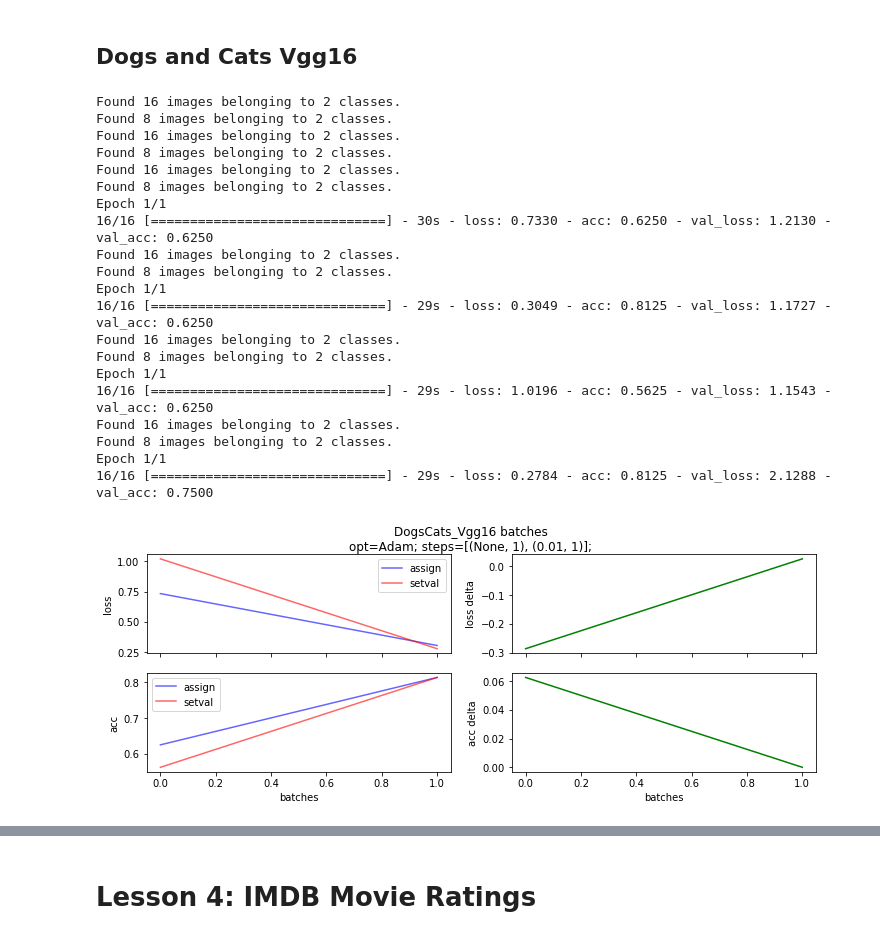
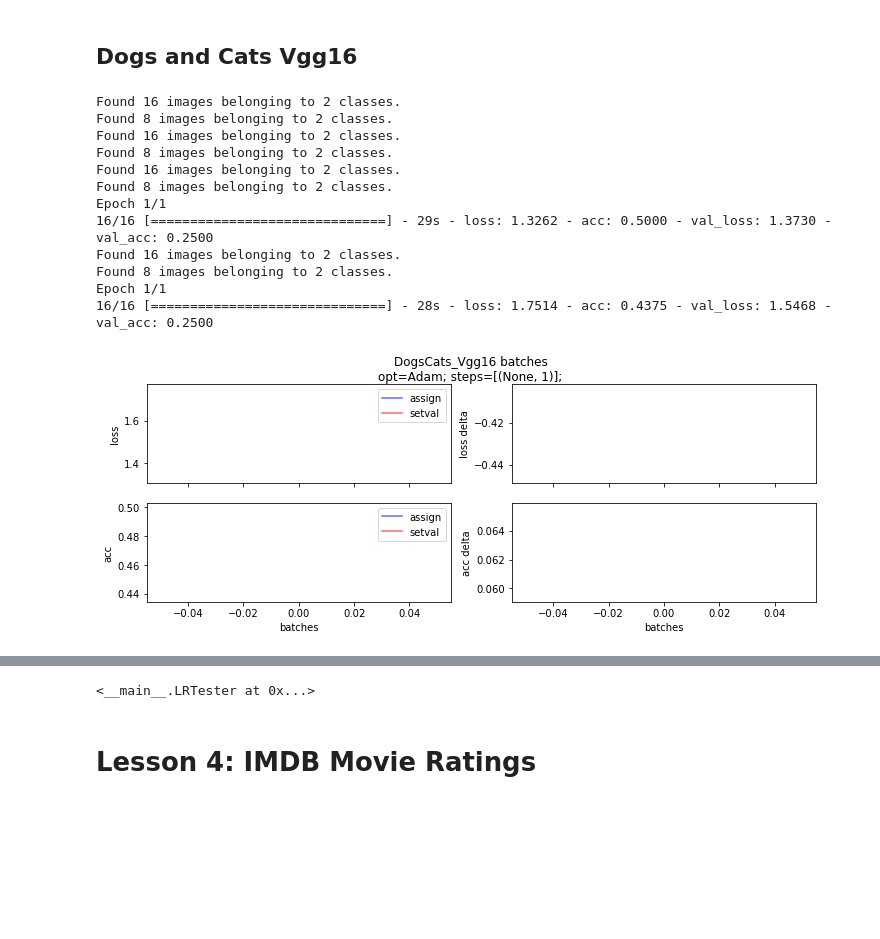
Before and after one commit to appleby/courses, a Jupyter notebook: deeplearning1/nbs/ma-learning-rate-test.ipynb, the cells around one changed output, grey strips where cells are left out. Cells and saved outputs as stored; diff of their text form; code cells hidden in the pictures; blank space fills up the shorter version.

```diff
--- a/deeplearning1/nbs/ma-learning-rate-test.ipynb
+++ b/deeplearning1/nbs/ma-learning-rate-test.ipynb
@@ -82,38 +82,44 @@ class LRTester(object):
     def _fname(self, suffix):
         return "%s/%s_%s.h5" % (self.modelsdir, self.factory.NAME, suffix)
 
-    def save_weights(self):
+    def _save_models(self):
         for model, label in zip(self.models, self.setter.LABELS):
-            model.save_weights(self._fname(label + '_wgts'))
+            model.save(self._fname(label + '_model'))
         return self
 
-    def load_weights(self):
-        self.models = [self.getmodel(), self.getmodel()]
-        for model, label in zip(self.models, self.setter.LABELS):
-            model.load_weights(self._fname(label + '_wgts'))
+    def _load_models(self):
+        self.models = [keras.models.load_model(self._fname(label + '_model'), custom_objects={'vgg_mean': vgg_mean})
+                       for label in self.setter.LABELS]
         return self
 
-    def save_hist(self):
+    def _save_histories(self):
         for hist, label in zip(self.histories, self.setter.LABELS):
+            # Don't attempt to pickle hist.model, which might be huge.
+            hist.model = None
             with open(self._fname(label + '_hist'), 'w') as f:
                 pickle.dump(hist, f)
         return self
 
-    def load_hist(self):
+    def _load_histories(self):
+        if not self.models:
+            self._load_models()
+
         self.histories = []
-        for label in self.setter.LABELS:
+        for i, label in enumerate(self.setter.LABELS):
             with open(self._fname(label + '_hist')) as f:
                 self.histories.append(pickle.load(f))
+                self.histories[i].model = self.models[i]
+
         return self
 
     def save_state(self):
-        self.save_weights()
-        self.save_hist()
+        self._save_models()
+        self._save_histories()
         return self
 
     def load_state(self):
-        self.load_weights()
-        self.load_hist()
+        self._load_models()
+        self._load_histories()
         return self
 
     def _plotrow(self, axes, data1, data2, metric):
@@ -139,8 +145,8 @@ class LRTester(object):
                 fmt = "{optname}1={v1}; {optname}2={v2}"
             return fmt.format(optname=optname, v1=v1, v2=v2)
 
-        opt1 = hist1.optimizer.__class__.__name__
-        opt2 = hist2.optimizer.__class__.__name__
+        opt1 = hist1.model.optimizer.__class__.__name__
+        opt2 = hist2.model.optimizer.__class__.__name__
 
         title = "{} {}\n".format(self.factory.NAME, figname)
         opt = merge_if_equal("opt", opt1, opt2)
@@ -178,7 +184,6 @@ class LRTester(object):
 
     def _run_steps(self, model, hist, steps, setfn):
         hist.steps = steps
-        hist.optimizer = model.optimizer
 
         for lr, nb_epoch in steps:
             if lr is not None:
@@ -492,26 +511,18 @@ class DogsCats_Vgg16(object):
                             validation_data=test_batches, nb_val_samples=test_batches.N,
                             verbose=verbose)
 # %%
-t = LRTester(DogsCats_Vgg16).run(steps=[None, 0.01]).makefigs()
+LRTester(DogsCats_Vgg16).run(steps=[None]).save_state().load_state().makefigs()
 # %% [output]
 Found 16 images belonging to 2 classes.
 Found 8 images belonging to 2 classes.
 Found 16 images belonging to 2 classes.
 Found 8 images belonging to 2 classes.
 Found 16 images belonging to 2 classes.
 Found 8 images belonging to 2 classes.
 Epoch 1/1
-16/16 [==============================] - 30s - loss: 0.7330 - acc: 0.6250 - val_loss: 1.2130 - val_acc: 0.6250
+16/16 [==============================] - 29s - loss: 1.3262 - acc: 0.5000 - val_loss: 1.3730 - val_acc: 0.2500
 Found 16 images belonging to 2 classes.
 Found 8 images belonging to 2 classes.
 Epoch 1/1
-16/16 [==============================] - 29s - loss: 0.3049 - acc: 0.8125 - val_loss: 1.1727 - val_acc: 0.6250
-Found 16 images belonging to 2 classes.
-Found 8 images belonging to 2 classes.
-Epoch 1/1
-16/16 [==============================] - 29s - loss: 1.0196 - acc: 0.5625 - val_loss: 1.1543 - val_acc: 0.6250
-Found 16 images belonging to 2 classes.
-Found 8 images belonging to 2 classes.
-Epoch 1/1
-16/16 [==============================] - 29s - loss: 0.2784 - acc: 0.8125 - val_loss: 2.1288 - val_acc: 0.7500
+16/16 [==============================] - 28s - loss: 1.7514 - acc: 0.4375 - val_loss: 1.5468 - val_acc: 0.2500
-[figure, old version]
+[figure, new version]
@@ -519,3 +530,4 @@ Epoch 1/1
+<__main__.LRTester at 0x...>
 # %% [markdown]
 # Lesson 4: IMDB Movie Ratings
 # %% [markdown]
```
Also changed, not shown: parts of 2 cells of this notebook.
